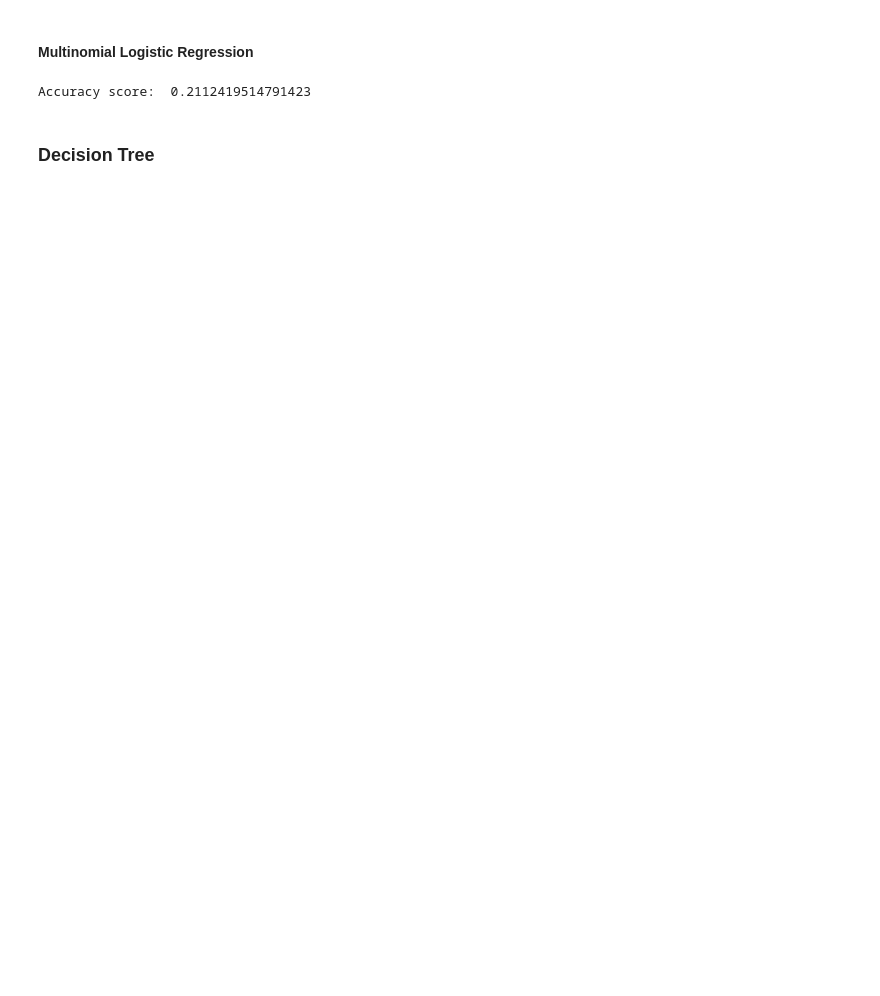
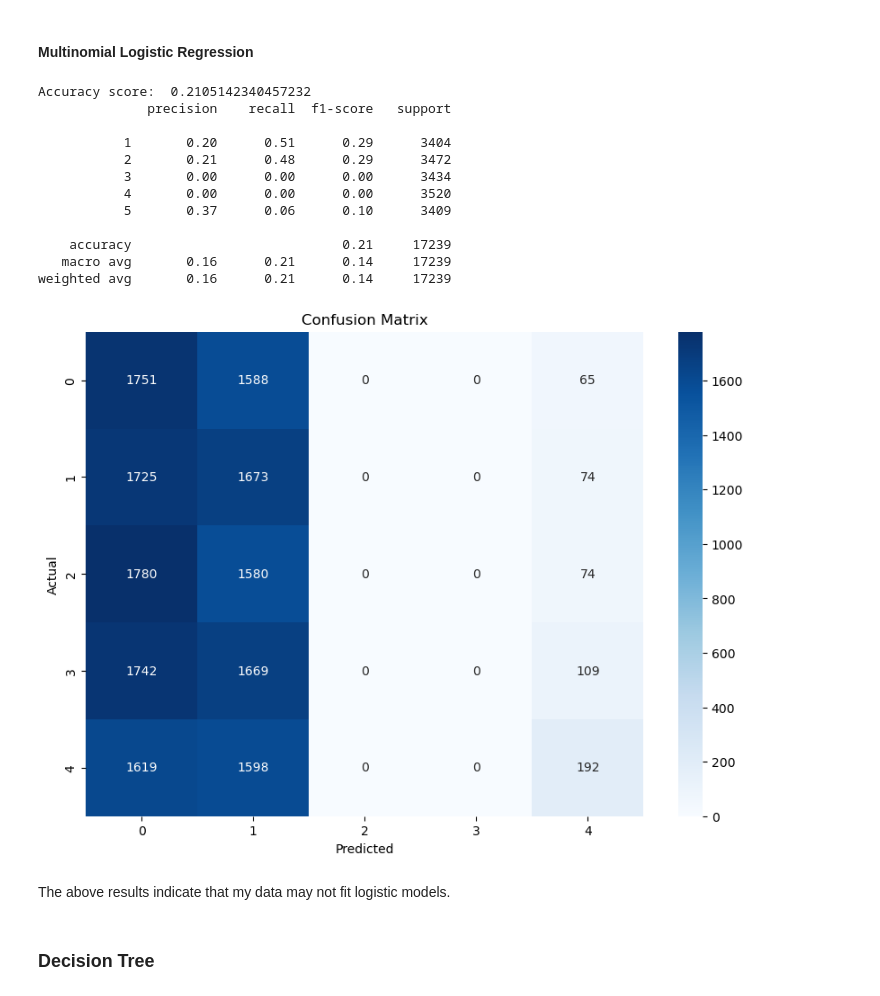
Before and after one commit to SkywingsWang/Masters-Degree-Dissertation, a Jupyter notebook: dissertation.ipynb, the cells around one changed output. Saved outputs shown, nothing was run; the diff lists cells and outputs as text; code cells hidden in the pictures; blank space fills up the shorter version.

```diff
--- a/dissertation.ipynb
+++ b/dissertation.ipynb
@@ -481,12 +473,37 @@ weighted avg       0.15      0.21      0.13     17239
 # %%
 # Create a multinomial logistic regression model, set the multi_class parameter to 'multinomial'
 model = LogisticRegression(multi_class='multinomial', solver='lbfgs')
 model.fit(X_resampled, y_resampled)
 
 predictions = model.predict(X_test)
 
+# Evaluate the model using these predictions
 print('Accuracy score: ', balanced_accuracy_score(y_test, predictions))
+print(classification_report(y_test, predictions))
+
+# Visualise confusion matrix
+cm = confusion_matrix(y_test, predictions)
+plt.figure(figsize=(10,7))
+sns.heatmap(cm, annot=True, fmt=".0f", cmap='Blues')
+plt.xlabel('Predicted')
+plt.ylabel('Actual')
+plt.title('Confusion Matrix')
+plt.show()
 # %% [output]
-Accuracy score:  0.2112419514791423
+Accuracy score:  0.2105142340457232
+              precision    recall  f1-score   support
+
+           1       0.20      0.51      0.29      3404
+           2       0.21      0.48      0.29      3472
+           3       0.00      0.00      0.00      3434
+           4       0.00      0.00      0.00      3520
+           5       0.37      0.06      0.10      3409
+
+    accuracy                           0.21     17239
+   macro avg       0.16      0.21      0.14     17239
+weighted avg       0.16      0.21      0.14     17239
+[figure, added]
+# %% [markdown]
+The above results indicate that my data may not fit logistic models.
 # %% [markdown]
 ### Decision Tree
```
Also changed, not shown: parts of 16 cells of this notebook.
